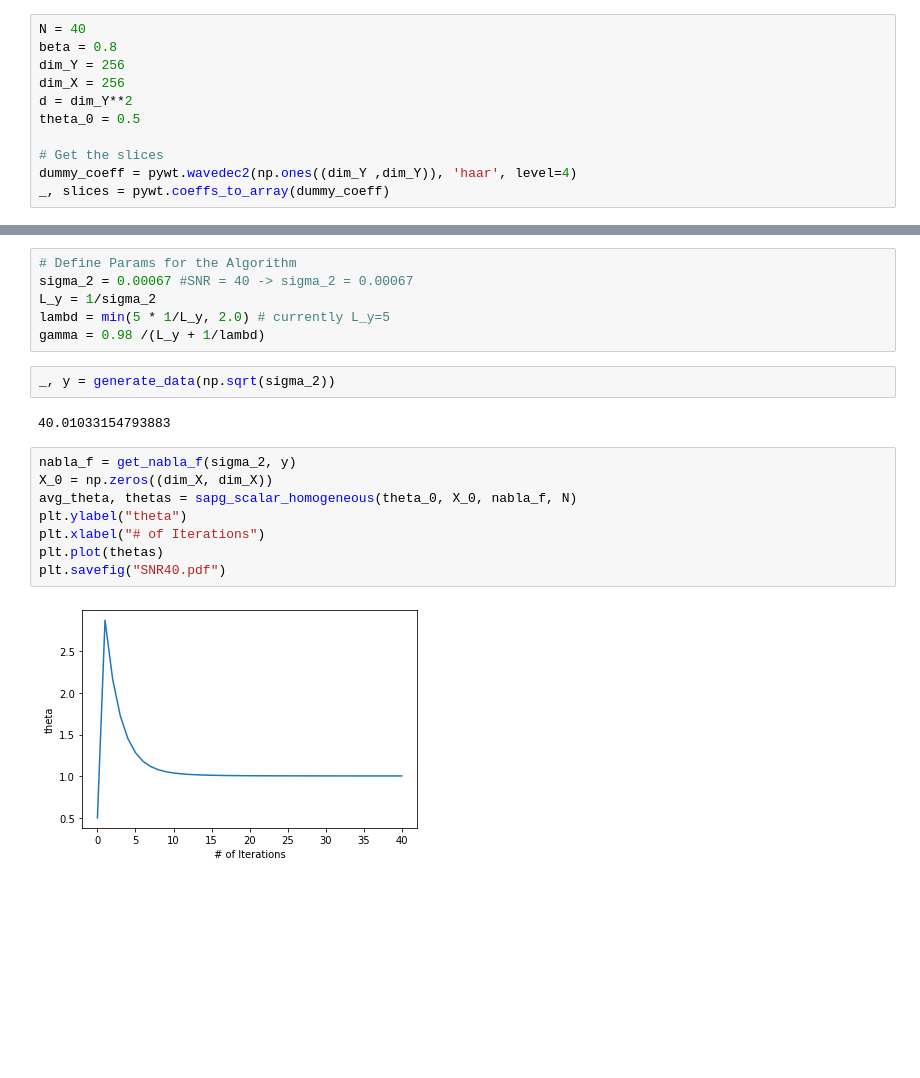
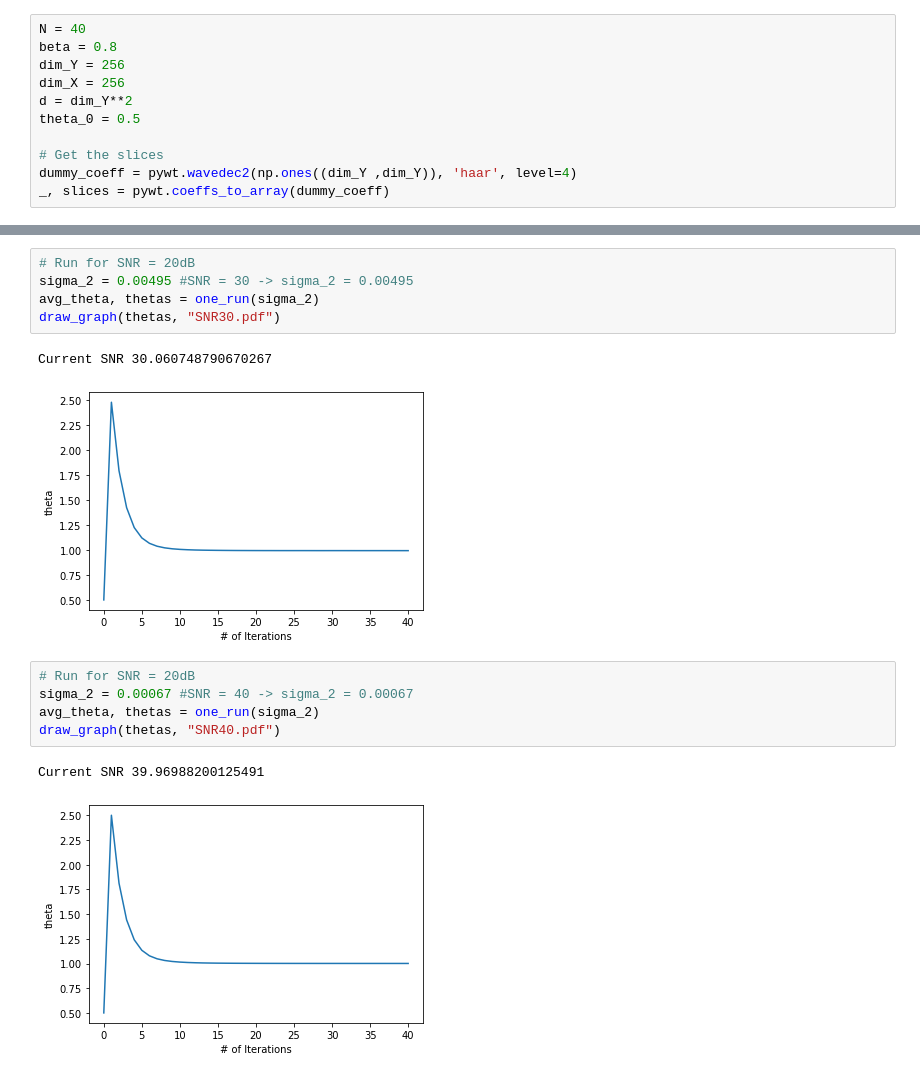
Before and after one commit to ArnaudYoh/MSTO, a Jupyter notebook: Project/experiment.ipynb, the cells around one changed output, grey strips where cells are left out. Saved outputs shown, nothing was run; the diff lists cells and outputs as text; blank space fills up the shorter version.

```diff
--- a/Project/experiment.ipynb
+++ b/Project/experiment.ipynb
@@ -111,20 +95,16 @@ plt.savefig("SNR30.pdf")
-# %%
-# Define Params for the Algorithm
-sigma_2 = 0.00067 #SNR = 40 -> sigma_2 = 0.00067
-L_y = 1/sigma_2
-lambd = min(5 * 1/L_y, 2.0) # currently L_y=5
-gamma = 0.98 /(L_y + 1/lambd)
-# %%
-_, y = generate_data(np.sqrt(sigma_2))
-# %% [output]
-40.01033154793883
-# %%
-nabla_f = get_nabla_f(sigma_2, y)
-X_0 = np.zeros((dim_X, dim_X))
-avg_theta, thetas = sapg_scalar_homogeneous(theta_0, X_0, nabla_f, N)
-plt.ylabel("theta")
-plt.xlabel("# of Iterations")
-plt.plot(thetas)
-plt.savefig("SNR40.pdf")
-# %% [output]
-[figure, removed]
+# %%
+# Run for SNR = 20dB
+sigma_2 = 0.00495 #SNR = 30 -> sigma_2 = 0.00495
+avg_theta, thetas = one_run(sigma_2)
+draw_graph(thetas, "SNR30.pdf")
+# %% [output]
+Current SNR 30.060748790670267
+[figure, added]
+# %%
+# Run for SNR = 20dB
+sigma_2 = 0.00067 #SNR = 40 -> sigma_2 = 0.00067
+avg_theta, thetas = one_run(sigma_2)
+draw_graph(thetas, "SNR40.pdf")
+# %% [output]
+Current SNR 39.96988200125491
+[figure, added]
```
Also changed, not shown: parts of 12 cells of this notebook, 3 other files.
